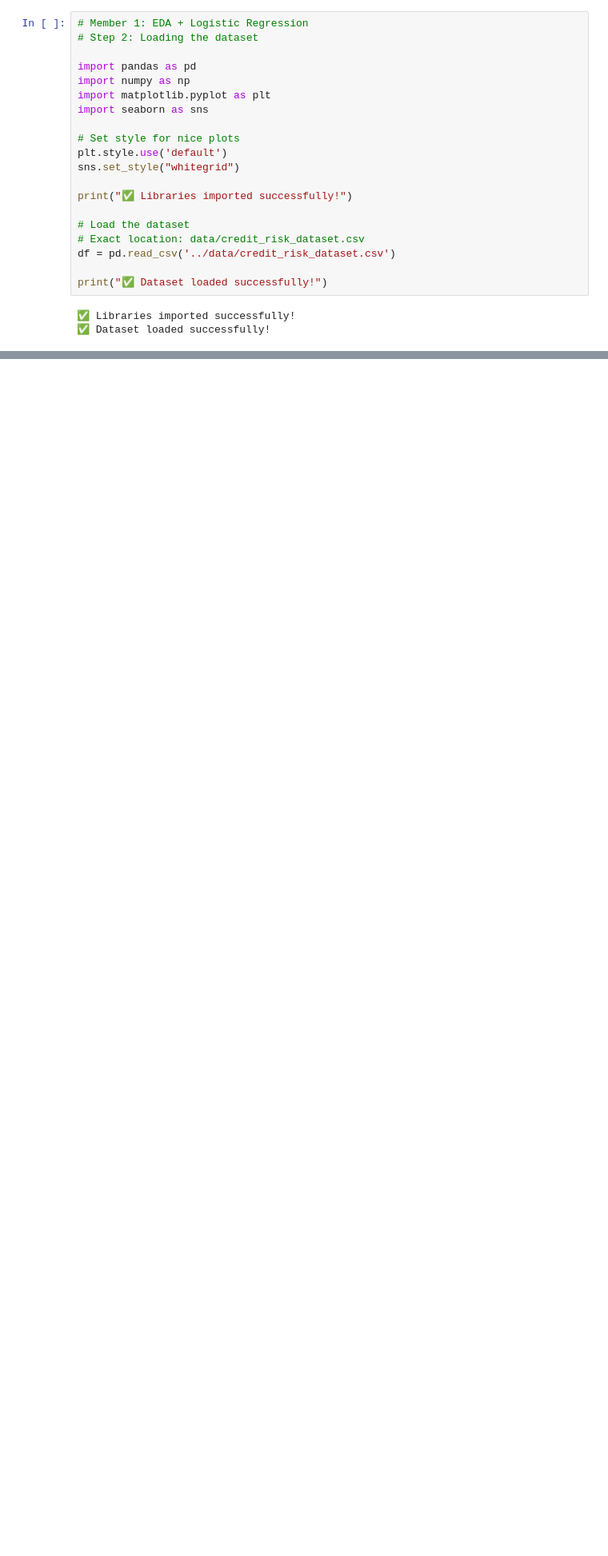
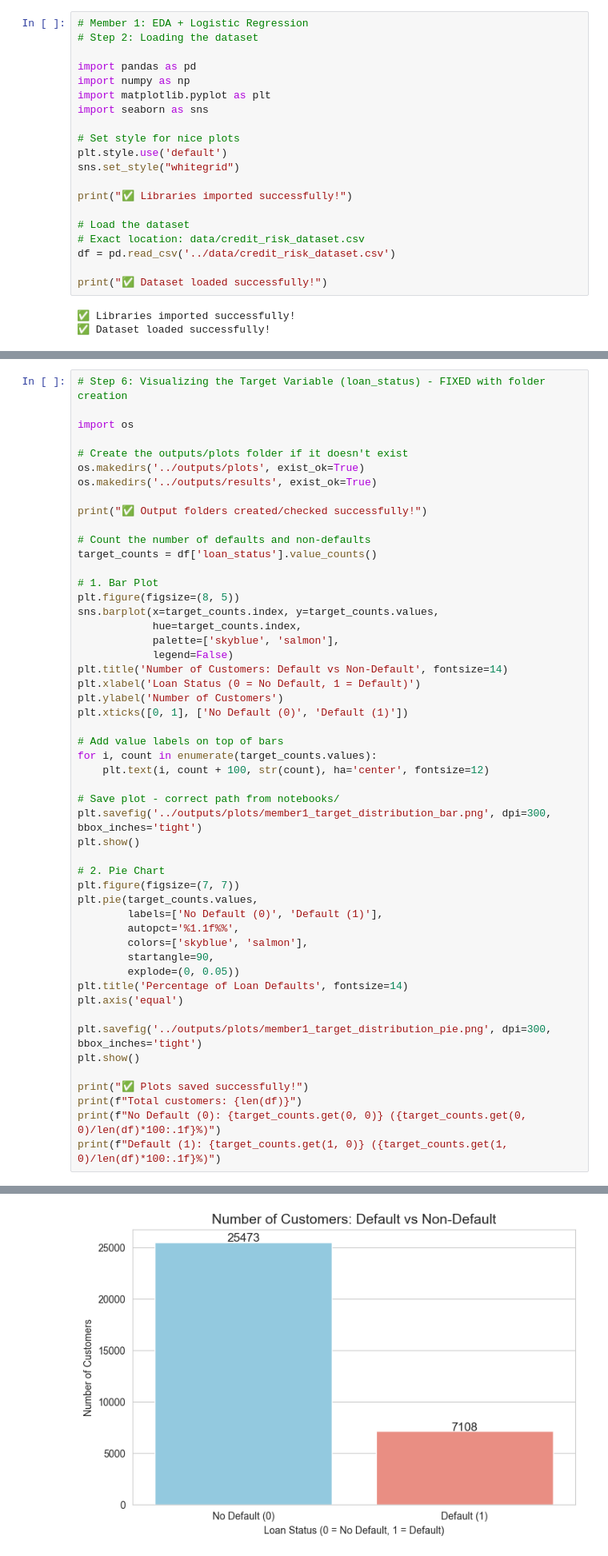
Before and after one commit to coonghe03/Loan-Default-Prediction-System, a Jupyter notebook: notebooks/member1_eda_logistic.ipynb, the cells around one changed output, grey strips where cells are left out. Shown at 80% size. Drawn from its saved outputs; the diff is of its cells as text; blank space fills up the shorter version.

```diff
--- a/notebooks/member1_eda_logistic.ipynb
+++ b/notebooks/member1_eda_logistic.ipynb
@@ -62,0 +134,52 @@ Number of columns (features): 12
+# %%
+# Step 6: Visualizing the Target Variable (loan_status) - FIXED with folder creation
+
+import os
+
+# Create the outputs/plots folder if it doesn't exist
+os.makedirs('../outputs/plots', exist_ok=True)
+os.makedirs('../outputs/results', exist_ok=True)
+
+print("✅ Output folders created/checked successfully!")
+
+# Count the number of defaults and non-defaults
+target_counts = df['loan_status'].value_counts()
+
+# 1. Bar Plot
+plt.figure(figsize=(8, 5))
+sns.barplot(x=target_counts.index, y=target_counts.values,
+            hue=target_counts.index,
+            palette=['skyblue', 'salmon'],
+            legend=False)
+plt.title('Number of Customers: Default vs Non-Default', fontsize=14)
+plt.xlabel('Loan Status (0 = No Default, 1 = Default)')
+plt.ylabel('Number of Customers')
+plt.xticks([0, 1], ['No Default (0)', 'Default (1)'])
+
+# Add value labels on top of bars
+for i, count in enumerate(target_counts.values):
+    plt.text(i, count + 100, str(count), ha='center', fontsize=12)
+
+# Save plot - correct path from notebooks/
+plt.savefig('../outputs/plots/member1_target_distribution_bar.png', dpi=300, bbox_inches='tight')
+plt.show()
+
+# 2. Pie Chart
+plt.figure(figsize=(7, 7))
+plt.pie(target_counts.values,
+        labels=['No Default (0)', 'Default (1)'],
+        autopct='%1.1f%%',
+        colors=['skyblue', 'salmon'],
+        startangle=90,
+        explode=(0, 0.05))
+plt.title('Percentage of Loan Defaults', fontsize=14)
+plt.axis('equal')
+
+plt.savefig('../outputs/plots/member1_target_distribution_pie.png', dpi=300, bbox_inches='tight')
+plt.show()
+
+print("✅ Plots saved successfully!")
+print(f"Total customers: {len(df)}")
+print(f"No Default (0): {target_counts.get(0, 0)} ({target_counts.get(0, 0)/len(df)*100:.1f}%)")
+print(f"Default (1): {target_counts.get(1, 0)} ({target_counts.get(1, 0)/len(df)*100:.1f}%)")
+# %% [output]
@@ -62,0 +187 @@ Number of columns (features): 12
+[figure, added]
```
Also changed, not shown: parts of 5 cells of this notebook.
